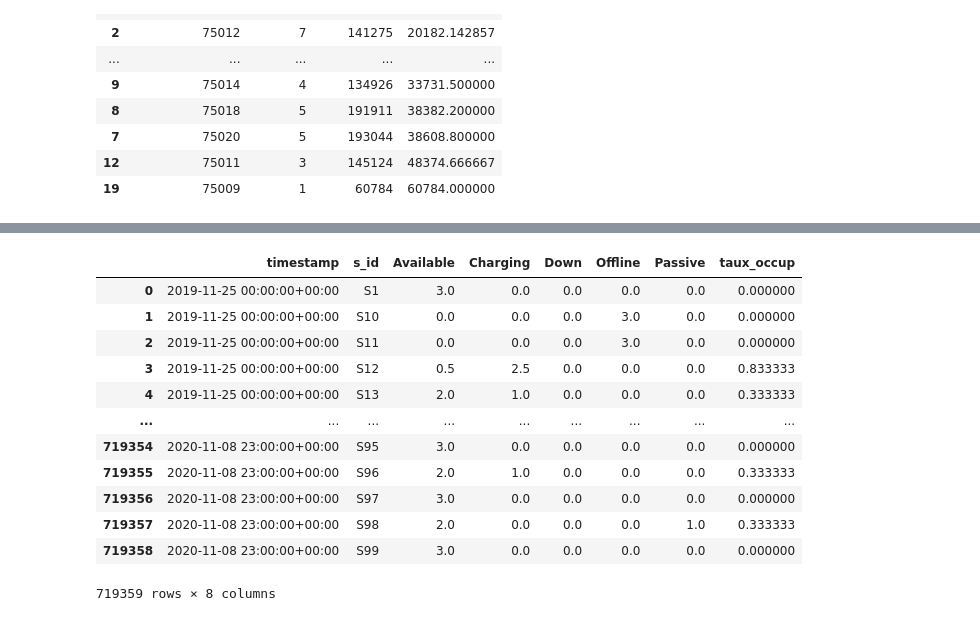
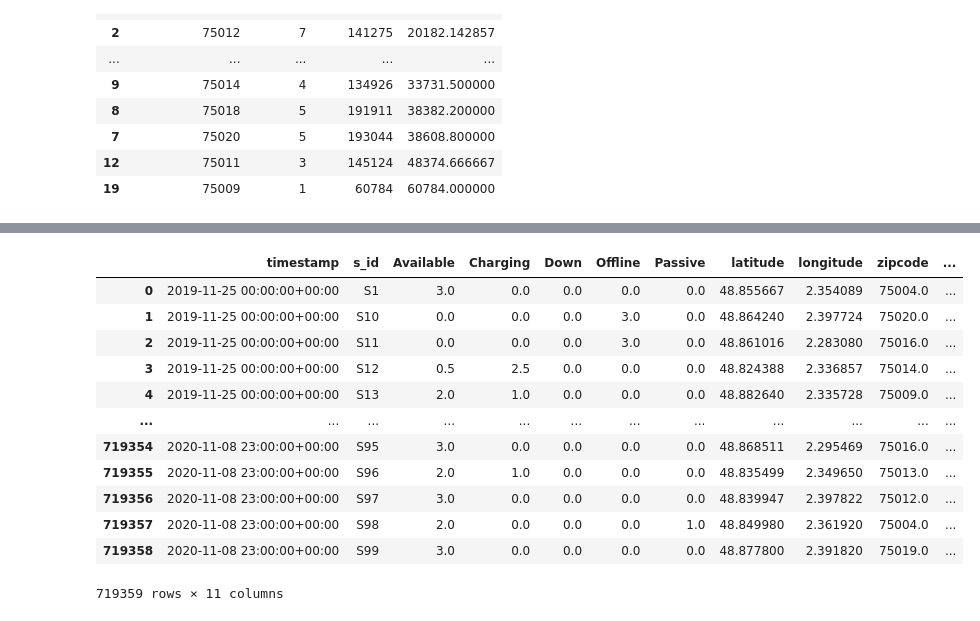
Before and after one commit to dantruski/Projet-Python-DS-Belib, a Jupyter notebook: main.ipynb, the cells around one changed output, grey strips where cells are left out. Saved outputs shown, nothing was run; the diff lists cells and outputs as text; code cells hidden in the pictures.

```diff
--- a/main.ipynb
+++ b/main.ipynb
@@ -216,24 +216,24 @@ df_static_s_id = df_static.drop_duplicates(subset=['s_id'])
 # Merge
 merged_df = pd.merge(status_counts, df_static_s_id [['s_id', 'latitude', 'longitude', 'zipcode']], on='s_id', how='left')
 # %%
-merged_df_grouped = merged_df.sort_values(by=['s_id', 'timestamp'])[["timestamp","s_id","Available","Charging","Down","Offline","Passive"]]
+merged_df_grouped = merged_df.sort_values(by=['s_id', 'timestamp'])
 merged_df_grouped.set_index('timestamp', inplace=True)
 hourly_df = merged_df_grouped.groupby([pd.Grouper(freq='H'), 's_id']).mean()
 hourly_df['taux_occup']=(hourly_df['Charging']+hourly_df['Passive'])/3
 hourly_df.reset_index(inplace=True)
 hourly_df
 # %% [output]
-|  | timestamp | s_id | Available | Charging | Down | Offline | Passive | taux_occup |
-| 0 | 2019-11-25 00:00:00+00:00 | S1 | 3.0 | 0.0 | 0.0 | 0.0 | 0.0 | 0.000000 |
-| 1 | 2019-11-25 00:00:00+00:00 | S10 | 0.0 | 0.0 | 0.0 | 3.0 | 0.0 | 0.000000 |
-| 2 | 2019-11-25 00:00:00+00:00 | S11 | 0.0 | 0.0 | 0.0 | 3.0 | 0.0 | 0.000000 |
-| 3 | 2019-11-25 00:00:00+00:00 | S12 | 0.5 | 2.5 | 0.0 | 0.0 | 0.0 | 0.833333 |
-| 4 | 2019-11-25 00:00:00+00:00 | S13 | 2.0 | 1.0 | 0.0 | 0.0 | 0.0 | 0.333333 |
-| ... | ... | ... | ... | ... | ... | ... | ... | ... |
-| 719354 | 2020-11-08 23:00:00+00:00 | S95 | 3.0 | 0.0 | 0.0 | 0.0 | 0.0 | 0.000000 |
-| 719355 | 2020-11-08 23:00:00+00:00 | S96 | 2.0 | 1.0 | 0.0 | 0.0 | 0.0 | 0.333333 |
-| 719356 | 2020-11-08 23:00:00+00:00 | S97 | 3.0 | 0.0 | 0.0 | 0.0 | 0.0 | 0.000000 |
-| 719357 | 2020-11-08 23:00:00+00:00 | S98 | 2.0 | 0.0 | 0.0 | 0.0 | 1.0 | 0.333333 |
-| 719358 | 2020-11-08 23:00:00+00:00 | S99 | 3.0 | 0.0 | 0.0 | 0.0 | 0.0 | 0.000000 |
+|  | timestamp | s_id | Available | Charging | Down | Offline | Passive | latitude | longitude | zipcode | ... |
+| 0 | 2019-11-25 00:00:00+00:00 | S1 | 3.0 | 0.0 | 0.0 | 0.0 | 0.0 | 48.855667 | 2.354089 | 75004.0 | ... |
+| 1 | 2019-11-25 00:00:00+00:00 | S10 | 0.0 | 0.0 | 0.0 | 3.0 | 0.0 | 48.864240 | 2.397724 | 75020.0 | ... |
+| 2 | 2019-11-25 00:00:00+00:00 | S11 | 0.0 | 0.0 | 0.0 | 3.0 | 0.0 | 48.861016 | 2.283080 | 75016.0 | ... |
+| 3 | 2019-11-25 00:00:00+00:00 | S12 | 0.5 | 2.5 | 0.0 | 0.0 | 0.0 | 48.824388 | 2.336857 | 75014.0 | ... |
+| 4 | 2019-11-25 00:00:00+00:00 | S13 | 2.0 | 1.0 | 0.0 | 0.0 | 0.0 | 48.882640 | 2.335728 | 75009.0 | ... |
+| ... | ... | ... | ... | ... | ... | ... | ... | ... | ... | ... | ... |
+| 719354 | 2020-11-08 23:00:00+00:00 | S95 | 3.0 | 0.0 | 0.0 | 0.0 | 0.0 | 48.868511 | 2.295469 | 75016.0 | ... |
+| 719355 | 2020-11-08 23:00:00+00:00 | S96 | 2.0 | 1.0 | 0.0 | 0.0 | 0.0 | 48.835499 | 2.349650 | 75013.0 | ... |
+| 719356 | 2020-11-08 23:00:00+00:00 | S97 | 3.0 | 0.0 | 0.0 | 0.0 | 0.0 | 48.839947 | 2.397822 | 75012.0 | ... |
+| 719357 | 2020-11-08 23:00:00+00:00 | S98 | 2.0 | 0.0 | 0.0 | 0.0 | 1.0 | 48.849980 | 2.361920 | 75004.0 | ... |
+| 719358 | 2020-11-08 23:00:00+00:00 | S99 | 3.0 | 0.0 | 0.0 | 0.0 | 0.0 | 48.877800 | 2.391820 | 75019.0 | ... |
-719359 rows × 8 columns
+719359 rows × 11 columns
 # %%
```
Also changed, not shown: parts of 1 cell of this notebook.
